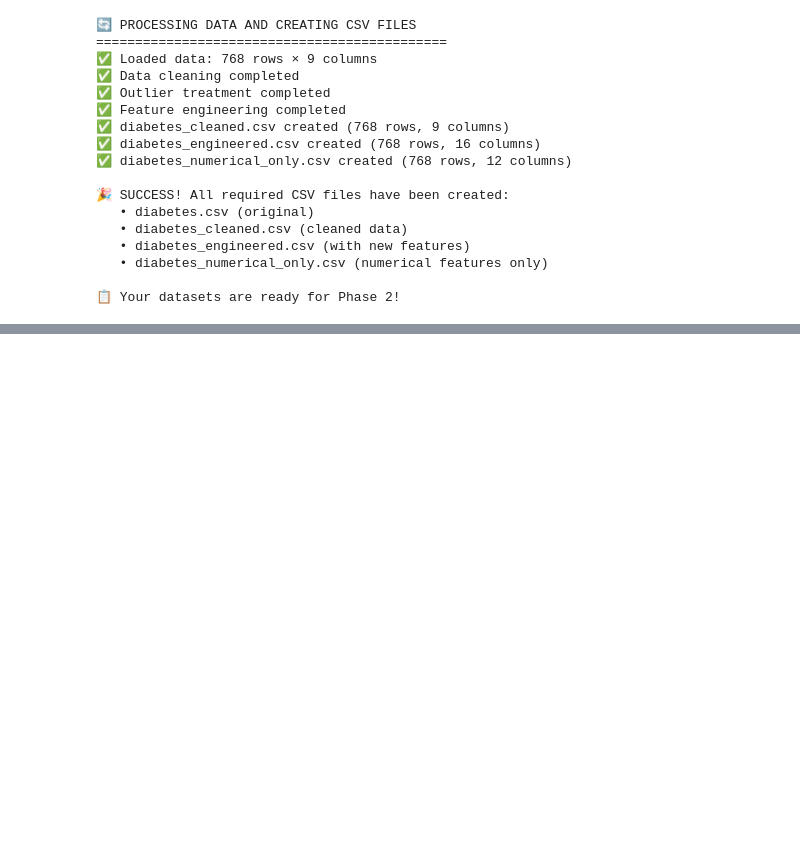
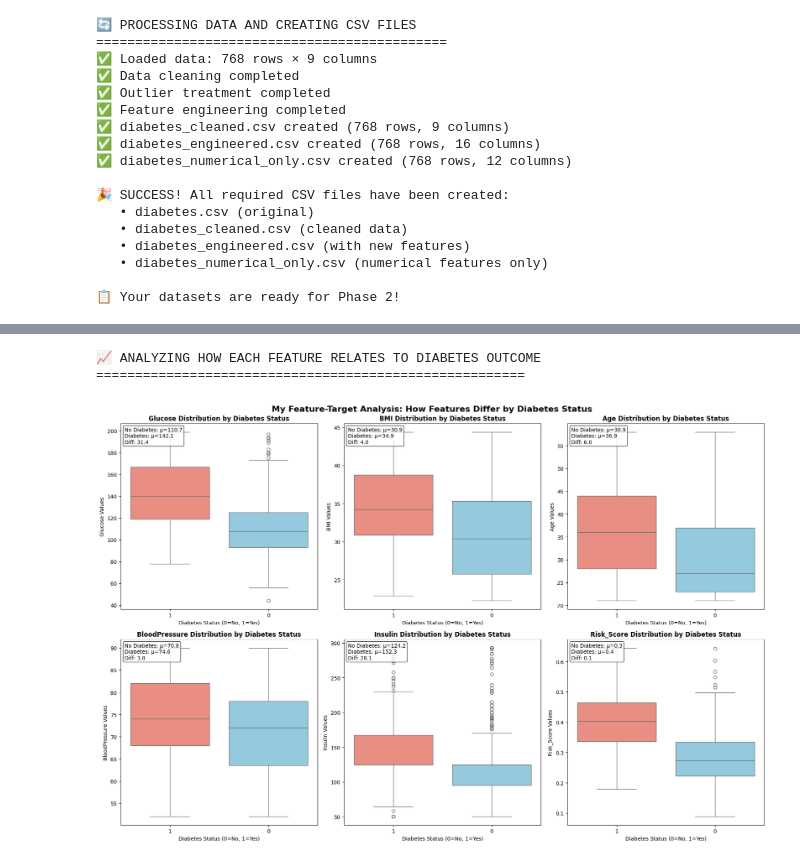
Before and after one commit to JohnHika/john-diabetes-risk-prediction, a Jupyter notebook: diabetes_lab_phase1.ipynb, the cells around one changed output, grey strips where cells are left out. Drawn from its saved outputs; the diff is of its cells as text; code cells hidden in the pictures; blank space fills up the shorter version.

```diff
--- a/diabetes_lab_phase1.ipynb
+++ b/diabetes_lab_phase1.ipynb
@@ -1112,0 +1336,64 @@ print("\n📋 Your datasets are ready for Phase 2!")
+# %%
+# My Feature-Target Relationship Analysis
+print("📈 ANALYZING HOW EACH FEATURE RELATES TO DIABETES OUTCOME")
+print("=" * 55)
+
+# Selecting features for detailed analysis
+analysis_features = ['Glucose', 'BMI', 'Age', 'BloodPressure', 'Insulin', 'Risk_Score']
+
+# Create subplots for box plots
+fig, axes = plt.subplots(2, 3, figsize=(18, 12))
+fig.suptitle('My Feature-Target Analysis: How Features Differ by Diabetes Status',
+             fontsize=16, fontweight='bold')
+
+for i, feature in enumerate(analysis_features):
+    row = i // 3
+    col = i % 3
+
+    # Convert Outcome to string for proper palette mapping
+    df_plot = df_engineered.copy()
+    df_plot['Outcome_str'] = df_plot['Outcome'].astype(str)
+
+    # Box plot for each feature - using string-based outcome
+    sns.boxplot(data=df_plot, x='Outcome_str', y=feature,
+                palette={'0': '#87CEEB', '1': '#FA8072'}, ax=axes[row, col])
+
+    axes[row, col].set_title(f'{feature} Distribution by Diabetes Status', fontweight='bold')
+    axes[row, col].set_xlabel('Diabetes Status (0=No, 1=Yes)')
+    axes[row, col].set_ylabel(f'{feature} Values')
+
+    # Add statistical information
+    no_diabetes = df_engineered[df_engineered['Outcome'] == 0][feature]
+    diabetes = df_engineered[df_engineered['Outcome'] == 1][feature]
+
+    # Calculate means for comparison
+    mean_no_diabetes = no_diabetes.mean()
+    mean_diabetes = diabetes.mean()
+    difference = mean_diabetes - mean_no_diabetes
+
+    # Add text with statistics
+    axes[row, col].text(0.02, 0.98,
+                       f'No Diabetes: μ={mean_no_diabetes:.1f}\nDiabetes: μ={mean_diabetes:.1f}\nDiff: {difference:.1f}',
+                       transform=axes[row, col].transAxes,
+                       verticalalignment='top',
+                       bbox=dict(boxstyle='round', facecolor='white', alpha=0.8))
+
+plt.tight_layout()
+plt.show()
+
+print(f"\n📊 MY FEATURE-TARGET INSIGHTS")
+print("=" * 30)
+for feature in analysis_features:
+    no_diabetes_mean = df_engineered[df_engineered['Outcome'] == 0][feature].mean()
+    diabetes_mean = df_engineered[df_engineered['Outcome'] == 1][feature].mean()
+    difference = diabetes_mean - no_diabetes_mean
+
+    print(f"• {feature}:")
+    print(f"  - No Diabetes: {no_diabetes_mean:.2f}")
+    print(f"  - Diabetes: {diabetes_mean:.2f}")
+    print(f"  - Difference: {difference:.2f} ({'Higher' if difference > 0 else 'Lower'} in diabetes group)")
+    print()
+# %% [output]
+📈 ANALYZING HOW EACH FEATURE RELATES TO DIABETES OUTCOME
+=======================================================
+[figure, added]
```
Also changed, not shown: parts of 12 cells of this notebook, 1 other file.
